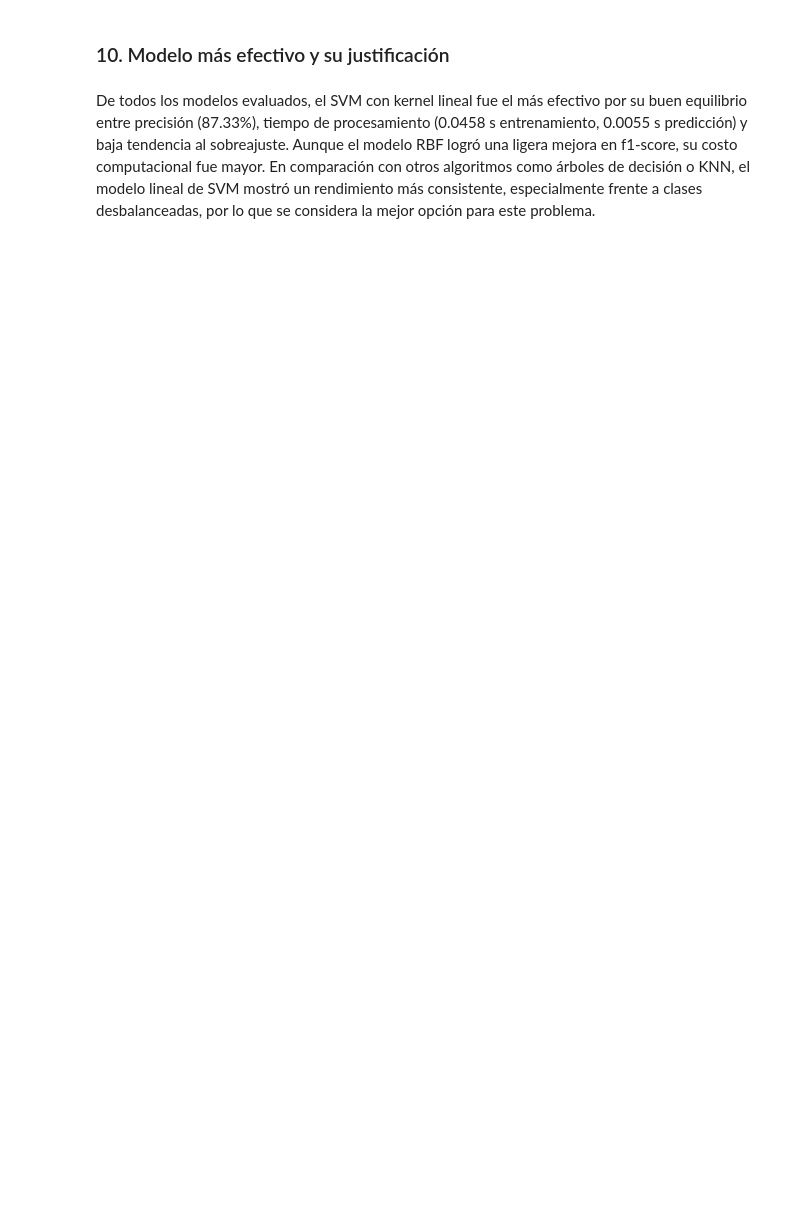
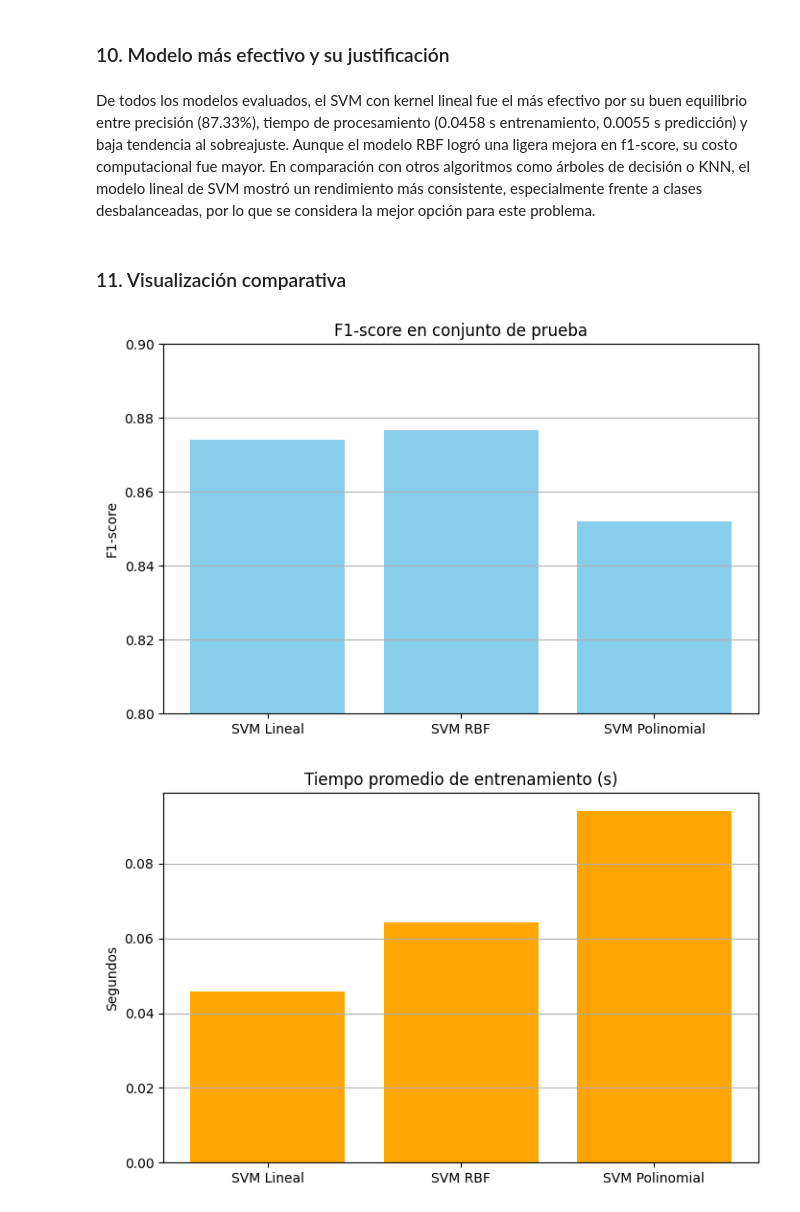
Before and after one commit to EstebanZG999/HT8Mineria, a Jupyter notebook: src/svm.ipynb, the cells around one changed output. Saved outputs shown, nothing was run; the diff lists cells and outputs as text; code cells hidden in the pictures; blank space fills up the shorter version.

```diff
--- a/src/svm.ipynb
+++ b/src/svm.ipynb
@@ -364,3 +364,53 @@ Modelo: SVM Polinomial
 ### 10. Modelo más efectivo y su justificación
 # %% [markdown]
 De todos los modelos evaluados, el SVM con kernel lineal fue el más efectivo por su buen equilibrio entre precisión (87.33%), tiempo de procesamiento (0.0458 s entrenamiento, 0.0055 s predicción) y baja tendencia al sobreajuste. Aunque el modelo RBF logró una ligera mejora en f1-score, su costo computacional fue mayor. En comparación con otros algoritmos como árboles de decisión o KNN, el modelo lineal de SVM mostró un rendimiento más consistente, especialmente frente a clases desbalanceadas, por lo que se considera la mejor opción para este problema.
+# %% [markdown]
+### 11. Visualización comparativa
+# %%
+import matplotlib.pyplot as plt
+import numpy as np
+
+# Modelos y métricas
+modelos = ['SVM Lineal', 'SVM RBF', 'SVM Polinomial']
+accuracy_test = [0.8733, 0.8767, 0.8527]
+f1_test = [0.8741, 0.8768, 0.8521]
+train_time = [0.0458, 0.0643, 0.0942]
+pred_time = [0.0055, 0.0261, 0.0141]
+# Diferencia de f1 entre train y test
+overfit_diff = [0.1028, 0.1206, 0.1462]
+
+# Gráfica 1: F1-score en test
+plt.figure(figsize=(8,5))
+plt.bar(modelos, f1_test, color='skyblue')
+plt.title("F1-score en conjunto de prueba")
+plt.ylabel("F1-score")
+plt.ylim(0.80, 0.90)
+plt.grid(axis='y')
+plt.show()
+
+# Gráfica 2: Tiempo de entrenamiento
+plt.figure(figsize=(8,5))
+plt.bar(modelos, train_time, color='orange')
+plt.title("Tiempo promedio de entrenamiento (s)")
+plt.ylabel("Segundos")
+plt.grid(axis='y')
+plt.show()
+
+# Gráfica 3: Tiempo de predicción
+plt.figure(figsize=(8,5))
+plt.bar(modelos, pred_time, color='green')
+plt.title("Tiempo promedio de predicción (s)")
+plt.ylabel("Segundos")
+plt.grid(axis='y')
+plt.show()
+
+# Gráfica 4: Diferencia Train - Test (indicador de sobreajuste)
+plt.figure(figsize=(8,5))
+plt.bar(modelos, overfit_diff, color='salmon')
+plt.title("Diferencia F1 entre Train y Test (Overfitting)")
+plt.ylabel("Diferencia absoluta")
+plt.grid(axis='y')
+plt.show()
+# %% [output]
+[figure, added]
+[figure, added]
```
Also changed, not shown: parts of 1 cell of this notebook.
